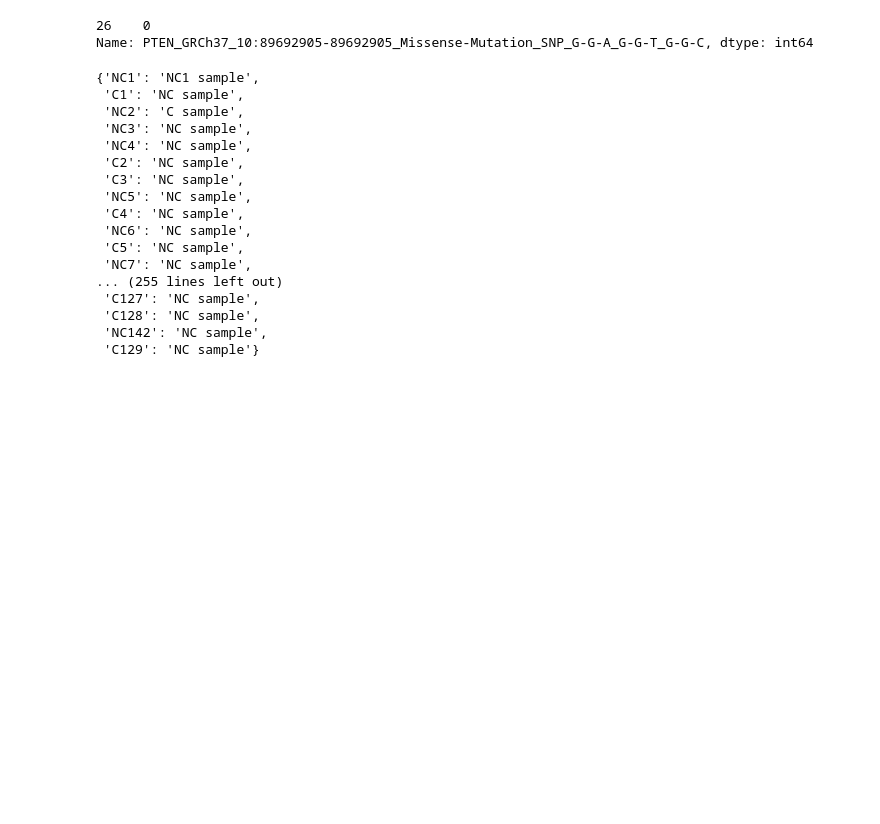
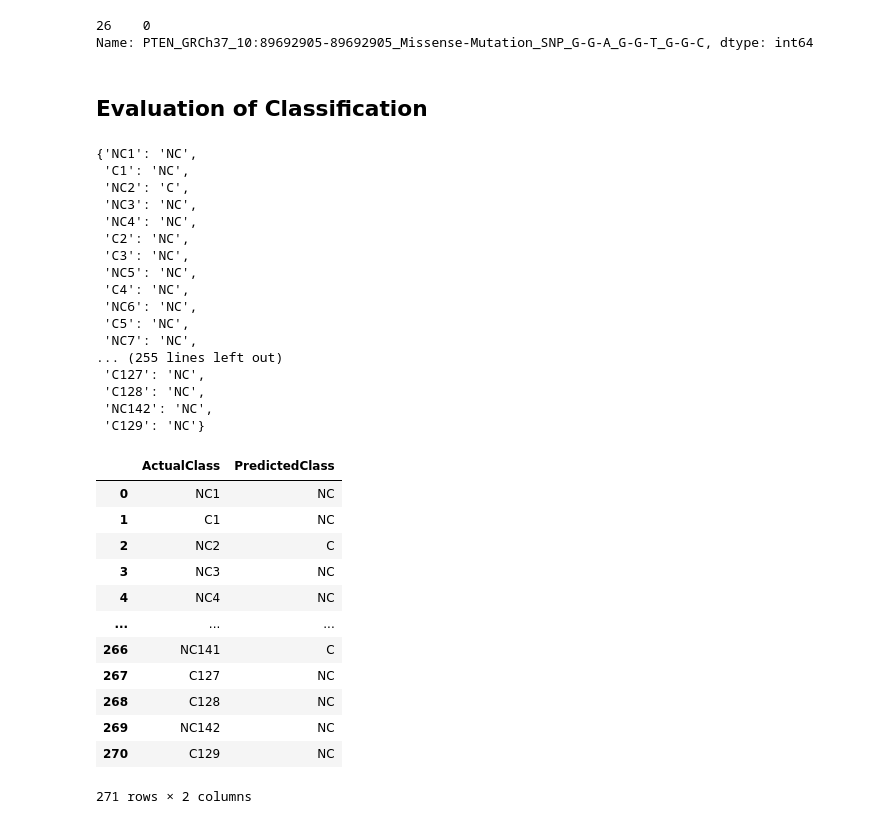
Before and after one commit to ericametta/CancerPredictionMode, a Jupyter notebook: Classification.ipynb, the cells around one changed output. Cells and saved outputs as stored; diff of their text form; code cells hidden in the pictures; blank space fills up the shorter version.

```diff
--- a/Classification.ipynb
+++ b/Classification.ipynb
@@ -356,19 +417,19 @@ MUB
 # gb = group_b.drop(MUF, axis=1)
 # MUB = MostUsefulFeature(gb)[0]
 def Classify2(df:pd.DataFrame, sample, MUF, MUA, MUB):
-    # sample = df[df["class"]==sample]
-    sample = df.iloc[[sample]]
+    sample = df[df["class"]==sample]
+    # sample = df.iloc[[sample]]
     if sample[MUF].iloc[0] == 1:
         if sample[MUA].iloc[0] == 1:
-            return "C1 sample"
+            return "C"
         else:
-            return "NC1 sample"
+            return "NC"
 
     elif sample[MUF].iloc[0] == 0:
         if sample[MUB].iloc[0] == 1:
-            return "C sample"
+            return "C"
         else:
-            return "NC sample"
+            return "NC"
 # %%
 Classify2(df, 'C24' , MUF, MUA, MUB)
 # %% [output]
@@ -390,29 +477,52 @@ df[df['class']=='NC15'].loc[:,MUB]
 # %% [output]
 26    0
 Name: PTEN_GRCh37_10:89692905-89692905_Missense-Mutation_SNP_G-G-A_G-G-T_G-G-C, dtype: int64
+# %% [markdown]
+## Evaluation of Classification
 # %%
-my_map = {}
-for i in range(len(df)):
-    check = df.loc[i]['class']
-    my_map[check] = Classify2(df, df.loc[i, 'class'] , MUF, MUA, MUB)
+result = {}
+tester_class = df['class'].tolist()
+for i in range(len(tester_class)):
+    result[tester_class[i]] = Classify2(df, tester_class[i] , MUF, MUA, MUB)
 
-
-my_map
+result
 # %% [output]
-{'NC1': 'NC1 sample',
- 'C1': 'NC sample',
- 'NC2': 'C sample',
- 'NC3': 'NC sample',
- 'NC4': 'NC sample',
- 'C2': 'NC sample',
- 'C3': 'NC sample',
- 'NC5': 'NC sample',
- 'C4': 'NC sample',
- 'NC6': 'NC sample',
- 'C5': 'NC sample',
- 'NC7': 'NC sample',
+{'NC1': 'NC',
+ 'C1': 'NC',
+ 'NC2': 'C',
+ 'NC3': 'NC',
+ 'NC4': 'NC',
+ 'C2': 'NC',
+ 'C3': 'NC',
+ 'NC5': 'NC',
+ 'C4': 'NC',
+ 'NC6': 'NC',
+ 'C5': 'NC',
+ 'NC7': 'NC',
 ... (255 lines left out)
- 'C127': 'NC sample',
- 'C128': 'NC sample',
- 'NC142': 'NC sample',
- 'C129': 'NC sample'}
+ 'C127': 'NC',
+ 'C128': 'NC',
+ 'NC142': 'NC',
+ 'C129': 'NC'}
+# %%
+result_df = pd.DataFrame(result, index=[0])
+result_df = result_df.transpose()
+result_df = result_df.reset_index()
+# %%
+result_df.rename(columns={'index': 'ActualClass'}, inplace=True)
+result_df.rename(columns={0: 'PredictedClass'}, inplace=True)
+result_df
+# %% [output]
+|  | ActualClass | PredictedClass |
+| 0 | NC1 | NC |
+| 1 | C1 | NC |
+| 2 | NC2 | C |
+| 3 | NC3 | NC |
+| 4 | NC4 | NC |
+| ... | ... | ... |
+| 266 | NC141 | C |
+| 267 | C127 | NC |
+| 268 | C128 | NC |
+| 269 | NC142 | NC |
+| 270 | C129 | NC |
+271 rows × 2 columns
```
Also changed, not shown: parts of 21 cells of this notebook.
